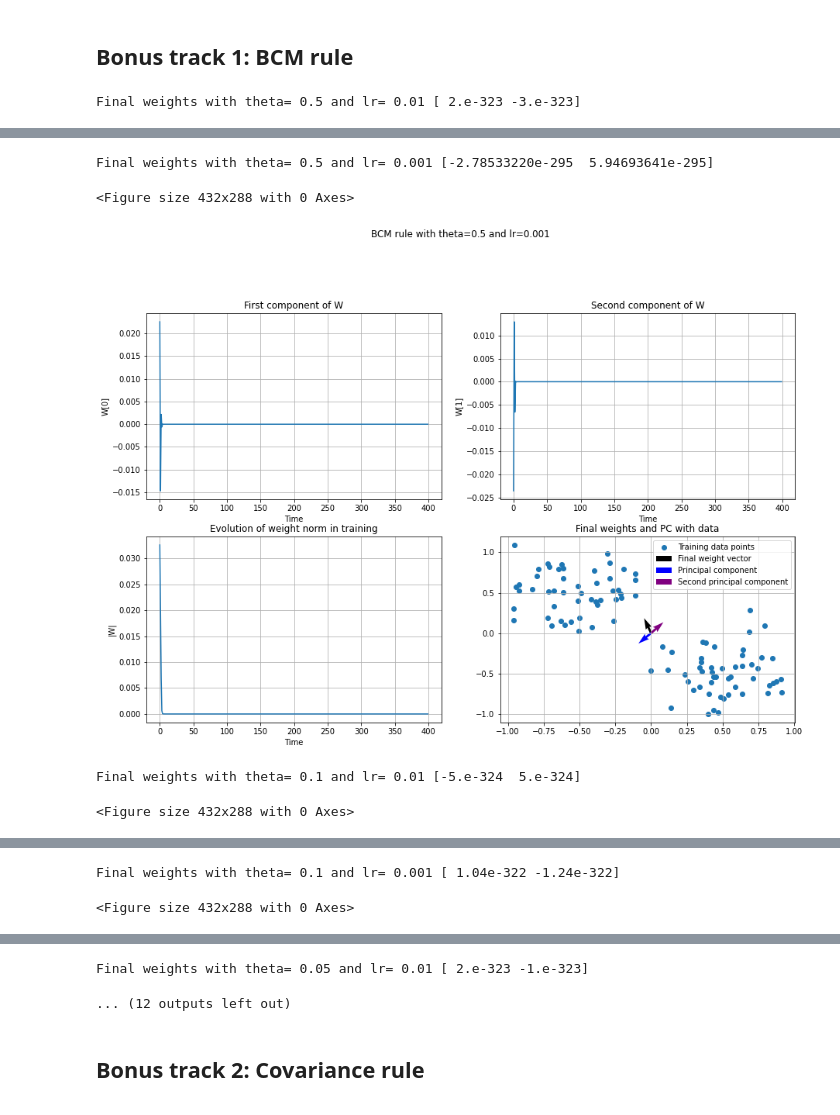
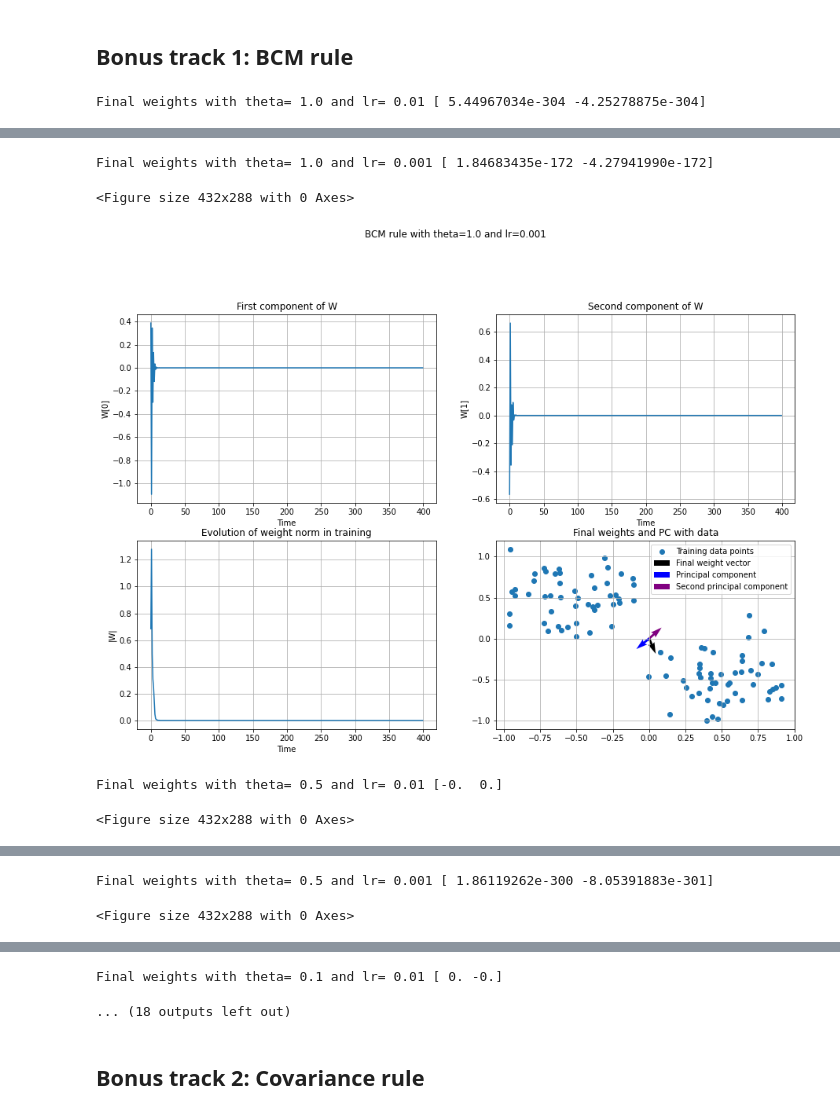
Before and after one commit to francescapoli98/computational-neuroscience, a Jupyter notebook: LAB2_1/hebbian_learning.ipynb, the cells around one changed output, grey strips where cells are left out. Cells and saved outputs as stored; diff of their text form; code cells hidden in the pictures.

```diff
--- a/LAB2_1/hebbian_learning.ipynb
+++ b/LAB2_1/hebbian_learning.ipynb
@@ -55,5 +55,7 @@ np.random.seed()
 # %%
-def training(hl, rule, data, epochs=200, threshold=1e-4):
+def training(hl, rule, data):
+    threshold=1e-4
+    epochs=200
     w = hl.w_init
     w_set=[]
     for i in range(epochs):
@@ -65,9 +67,10 @@ def training(hl, rule, data, epochs=200, threshold=1e-4):
             w = rule(u, v, w)
             # w_set.append(w)
             if np.any(np.isnan(w)) or np.any(np.isinf(w)) or np.any(w == -0) or np.any(w == 0):
+                w_set.append(w_old)
                 continue
             w_set.append(w)
-        if i>2 and linalg.norm(w-w_old) < threshold:
+        if i>2 and np.linalg.norm(w-w_old) < threshold:
             break
     return w_set
 # %%
@@ -132,7 +135,7 @@ def multiplot(dset, w_set, title):
     #1st PLOT: first component of W
     first = [w[0] for w in w_set]
     ax = plt.subplot(3, 2, 1)
-    ax.grid(True)
+    ax.grid()
     ax.set_title('First component of W')
     ax.plot(steps, first)
     ax.set_xlabel('Time')
@@ -141,7 +144,7 @@ def multiplot(dset, w_set, title):
     #2nd PLOT: second component of W
     second = [w[1] for w in w_set]
     ax = plt.subplot(3, 2, 2)
-    ax.grid(True)
+    ax.grid()
     ax.set_title('Second component of W')
     ax.plot(steps, second)
     ax.set_xlabel('Time')
@@ -149,7 +152,7 @@ def multiplot(dset, w_set, title):
 
     #3rd PLOT: norm of W evolution
     ax = plt.subplot(3, 2, 3)
-    ax.grid(True)
+    ax.grid()
     ax.set_title('Evolution of weight norm in training')
     norms = [np.linalg.norm(w) for w in w_set]
     ax.plot(steps, norms)
@@ -158,9 +161,9 @@ def multiplot(dset, w_set, title):
 
     #4th (last) PLOT: final weights, eigenvalues, data
     ax = plt.subplot(3, 2, 4)
-    ax.grid(True)
+    ax.grid()
     ax.set_title('Final weights and PC with data')
-    plot_eig(ax, dset, w_set[-1], pc1, pc2) #final_w,
+    plot_eig(ax, dset, w_set[-1], pc1, pc2)
 
     plt.savefig(str('plots/'+(title.replace(" ", "_")).lower()+'.jpeg'), edgecolor='black', dpi=400, transparent=True)
 # %%
@@ -212,7 +215,7 @@ Final weights: [-3.35553542e-137  3.35553542e-137]
 ## Bonus track 1: BCM rule
 # %%
 params={
-    'theta':[0.5, 0.1, 0.05, 0.01],
+    'theta':[1.0, 0.5, 0.1, 0.05, 0.01],
     'th_lr':[0.01, 0.001]
 }
 
@@ -235,4 +238,4 @@ for config in param_grid:
         th_lr = config['th_lr']
         torch.save(torch.tensor(bcm_w), f'results/bcm_W_{theta}_{th_lr}.pt')
 # %% [output]
-Final weights with theta= 0.5 and lr= 0.01 [ 2.e-323 -3.e-323]
+Final weights with theta= 1.0 and lr= 0.01 [ 5.44967034e-304 -4.25278875e-304]
@@ -240,5 +243,5 @@ Final weights with theta= 0.5 and lr= 0.01 [ 2.e-323 -3.e-323]
-Final weights with theta= 0.5 and lr= 0.001 [-2.78533220e-295  5.94693641e-295]
+Final weights with theta= 1.0 and lr= 0.001 [ 1.84683435e-172 -4.27941990e-172]
 <Figure size 432x288 with 0 Axes>
-[figure, old version]
+[figure, new version]
-Final weights with theta= 0.1 and lr= 0.01 [-5.e-324  5.e-324]
+Final weights with theta= 0.5 and lr= 0.01 [-0.  0.]
 <Figure size 432x288 with 0 Axes>
@@ -246,2 +249,2 @@ Final weights with theta= 0.1 and lr= 0.01 [-5.e-324  5.e-324]
-Final weights with theta= 0.1 and lr= 0.001 [ 1.04e-322 -1.24e-322]
+Final weights with theta= 0.5 and lr= 0.001 [ 1.86119262e-300 -8.05391883e-301]
 <Figure size 432x288 with 0 Axes>
@@ -249,5 +252,5 @@ Final weights with theta= 0.1 and lr= 0.001 [ 1.04e-322 -1.24e-322]
-Final weights with theta= 0.05 and lr= 0.01 [ 2.e-323 -1.e-323]
+Final weights with theta= 0.1 and lr= 0.01 [ 0. -0.]
-... (12 outputs left out)
+... (18 outputs left out)
 # %% [markdown]
 ## Bonus track 2: Covariance rule
 # %%
```
Also changed, not shown: parts of 7 cells of this notebook, 57 other files.
